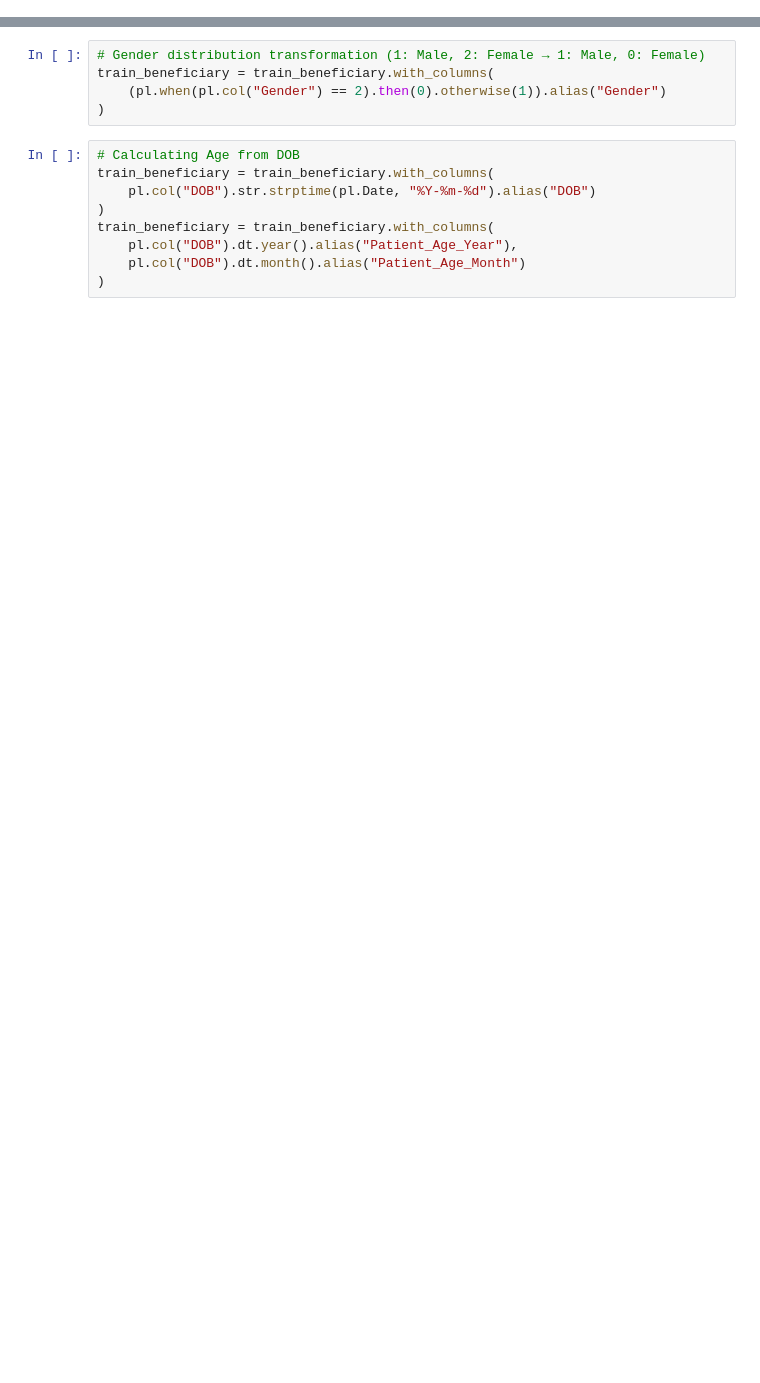
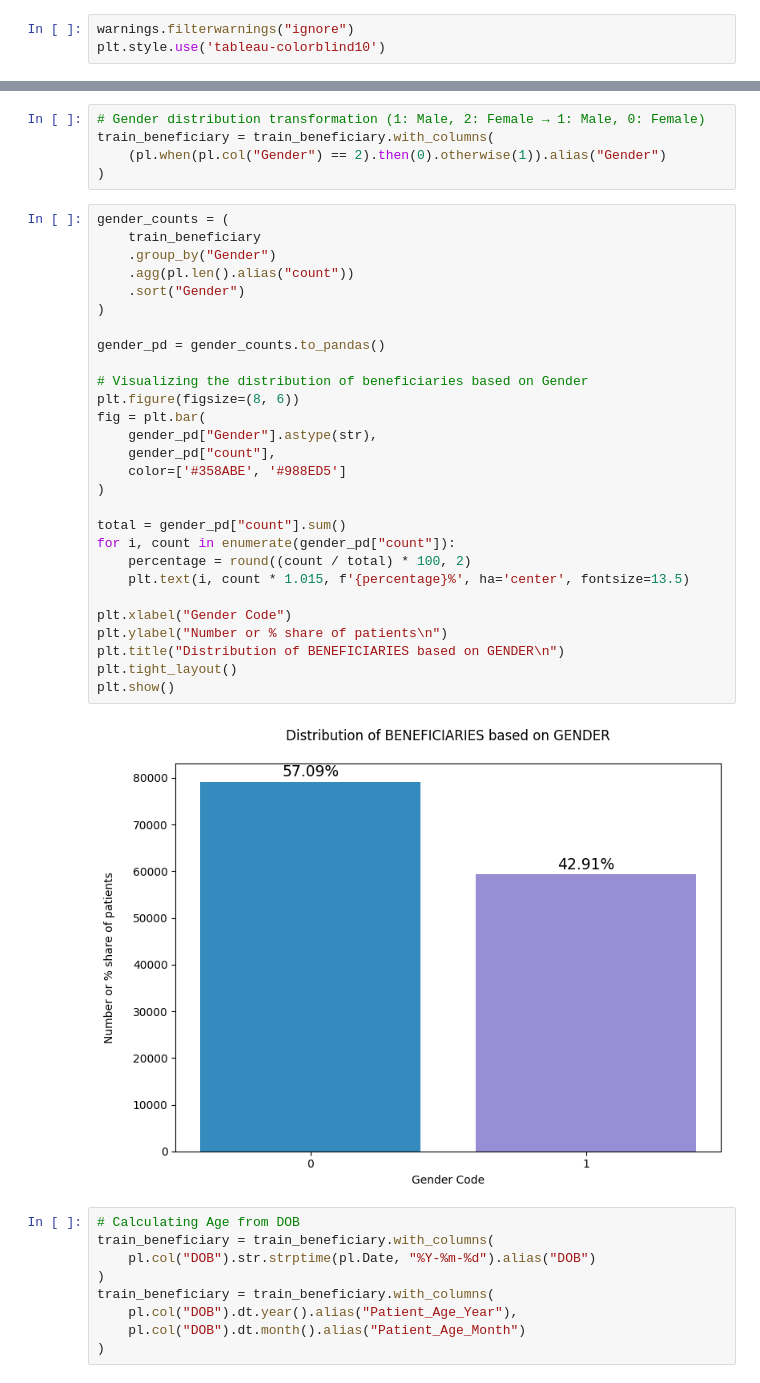
Before and after one commit to bharath03-a/INFO531FinalProject, a Jupyter notebook: notebooks/01_Getting_Started.ipynb, the cells around one changed output, grey strips where cells are left out. Saved outputs shown, nothing was run; the diff lists cells and outputs as text; blank space fills up the shorter version.

```diff
--- a/notebooks/01_Getting_Started.ipynb
+++ b/notebooks/01_Getting_Started.ipynb
@@ -9,0 +11,3 @@ import seaborn as sns
+# %%
+warnings.filterwarnings("ignore")
+plt.style.use('tableau-colorblind10')
@@ -62,6 +197,36 @@ Number of unique beneficiaries: 138556
 train_beneficiary = train_beneficiary.with_columns(
     (pl.when(pl.col("Gender") == 2).then(0).otherwise(1)).alias("Gender")
 )
+# %%
+gender_counts = (
+    train_beneficiary
+    .group_by("Gender")
+    .agg(pl.len().alias("count"))
+    .sort("Gender")
+)
+
+gender_pd = gender_counts.to_pandas()
+
+# Visualizing the distribution of beneficiaries based on Gender
+plt.figure(figsize=(8, 6))
+fig = plt.bar(
+    gender_pd["Gender"].astype(str),
+    gender_pd["count"],
+    color=['#358ABE', '#988ED5']
+)
+
+total = gender_pd["count"].sum()
+for i, count in enumerate(gender_pd["count"]):
+    percentage = round((count / total) * 100, 2)
+    plt.text(i, count * 1.015, f'{percentage}%', ha='center', fontsize=13.5)
+
+plt.xlabel("Gender Code")
+plt.ylabel("Number or % share of patients\n")
+plt.title("Distribution of BENEFICIARIES based on GENDER\n")
+plt.tight_layout()
+plt.show()
+# %% [output]
+[figure, added]
 # %%
 # Calculating Age from DOB
 train_beneficiary = train_beneficiary.with_columns(
```
Also changed, not shown: parts of 23 cells of this notebook, 1 other file.
